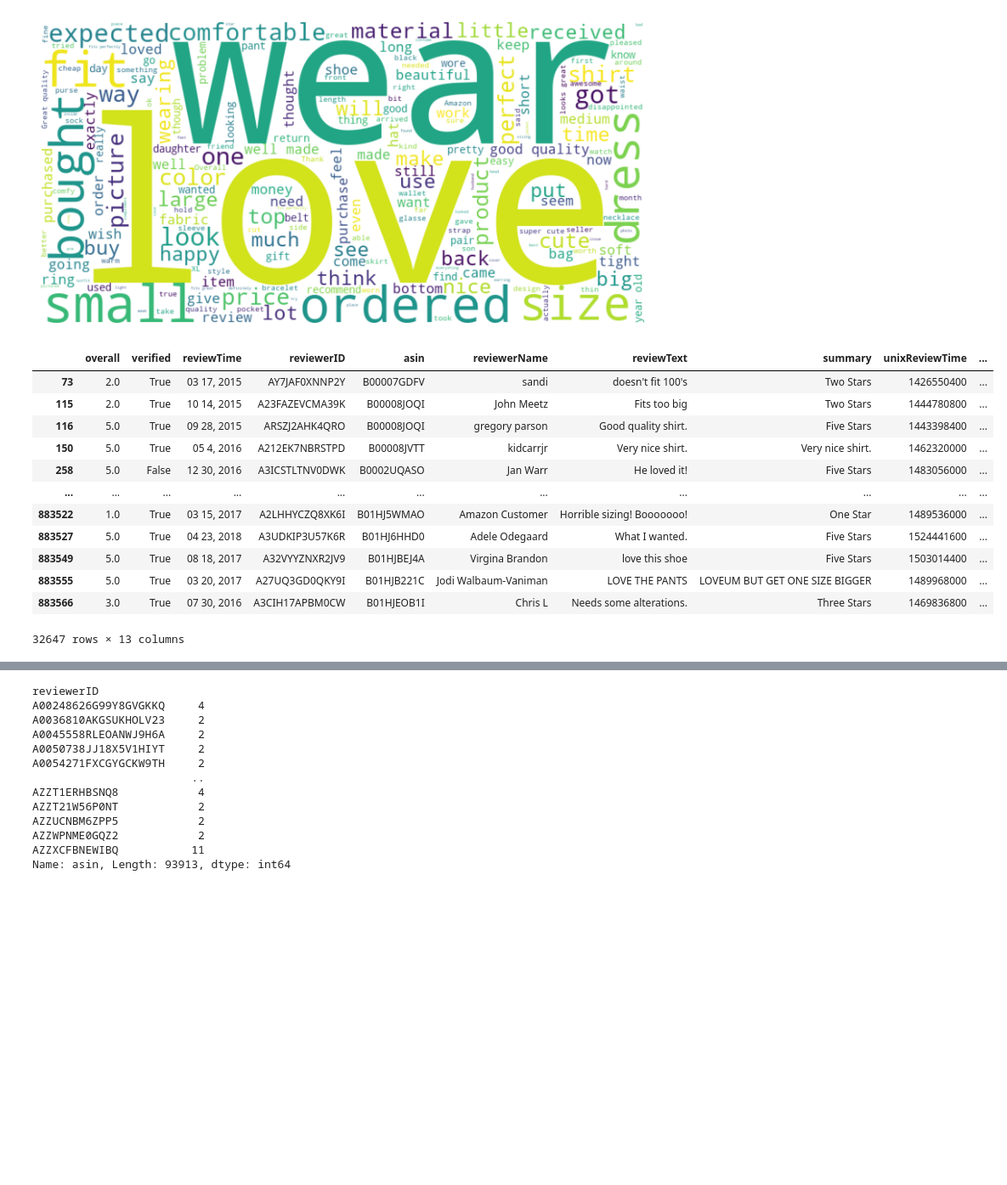
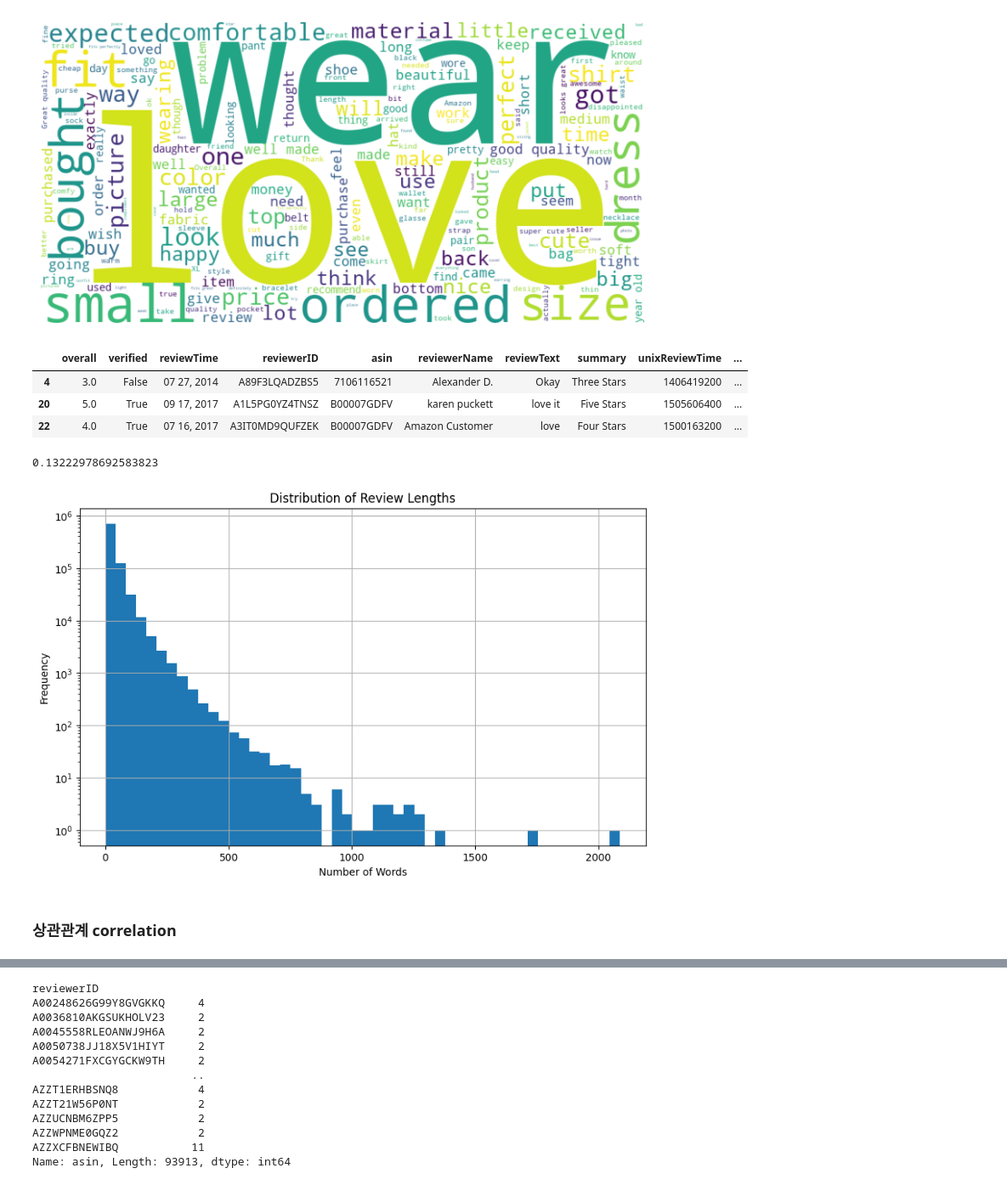
Before and after one commit to ggyoung0g/ML_project, a Jupyter notebook: data.ipynb, the cells around one changed output, grey strips where cells are left out. Shown: that part at 85% size. Drawn from its saved outputs; the diff is of its cells as text; code cells hidden in the pictures; blank space fills up the shorter version.

```diff
--- a/data.ipynb
+++ b/data.ipynb
@@ -158,18 +200,9 @@ plt.show()
 [figure]
 [figure]
 # %%
-df1[df1['review_length'] == 3 ]
+df1[df1['review_length'] <= 3 ].head(3)
 # %% [output]
 |  | overall | verified | reviewTime | reviewerID | asin | reviewerName | reviewText | summary | unixReviewTime | ... |
-| 73 | 2.0 | True | 03 17, 2015 | AY7JAF0XNNP2Y | B00007GDFV | sandi | doesn't fit 100's | Two Stars | 1426550400 | ... |
-| 115 | 2.0 | True | 10 14, 2015 | A23FAZEVCMA39K | B00008JOQI | John Meetz | Fits too big | Two Stars | 1444780800 | ... |
-| 116 | 5.0 | True | 09 28, 2015 | ARSZJ2AHK4QRO | B00008JOQI | gregory parson | Good quality shirt. | Five Stars | 1443398400 | ... |
-| 150 | 5.0 | True | 05 4, 2016 | A212EK7NBRSTPD | B00008JVTT | kidcarrjr | Very nice shirt. | Very nice shirt. | 1462320000 | ... |
-| 258 | 5.0 | False | 12 30, 2016 | A3ICSTLTNV0DWK | B0002UQASO | Jan Warr | He loved it! | Five Stars | 1483056000 | ... |
-| ... | ... | ... | ... | ... | ... | ... | ... | ... | ... | ... |
-| 883522 | 1.0 | True | 03 15, 2017 | A2LHHYCZQ8XK6I | B01HJ5WMAO | Amazon Customer | Horrible sizing! Booooooo! | One Star | 1489536000 | ... |
-| 883527 | 5.0 | True | 04 23, 2018 | A3UDKIP3U57K6R | B01HJ6HHD0 | Adele Odegaard | What I wanted. | Five Stars | 1524441600 | ... |
-| 883549 | 5.0 | True | 08 18, 2017 | A32VYYZNXR2JV9 | B01HJBEJ4A | Virgina Brandon | love this shoe | Five Stars | 1503014400 | ... |
-| 883555 | 5.0 | True | 03 20, 2017 | A27UQ3GD0QKY9I | B01HJB221C | Jodi Walbaum-Vaniman | LOVE THE PANTS | LOVEUM BUT GET ONE SIZE BIGGER | 1489968000 | ... |
-| 883566 | 3.0 | True | 07 30, 2016 | A3CIH17APBM0CW | B01HJEOB1I | Chris L | Needs some alterations. | Three Stars | 1469836800 | ... |
+| 4 | 3.0 | False | 07 27, 2014 | A89F3LQADZBS5 | 7106116521 | Alexander D. | Okay | Three Stars | 1406419200 | ... |
+| 20 | 5.0 | True | 09 17, 2017 | A1L5PG0YZ4TNSZ | B00007GDFV | karen puckett | love it | Five Stars | 1505606400 | ... |
+| 22 | 4.0 | True | 07 16, 2017 | A3IT0MD9QUFZEK | B00007GDFV | Amazon Customer | love | Four Stars | 1500163200 | ... |
-32647 rows × 13 columns
@@ -177,0 +209,21 @@ userID = df1["reviewerID"].sample(100, random_state = 14)
+# %%
+len(df1[df1['review_length'] <= 3 ]) / len(df1)
+
+# 전체의 약 13퍼센트의 리뷰가 단어 3개 이하로 되어 있음
+# %% [output]
+0.13222978692583823
+# %%
+# 리뷰 길이 분포 (in log)
+df1['review_length'] = df1['reviewText'].apply(lambda x: len(x.split()) if isinstance(x, str) else 0)
+plt.figure(figsize=(10, 6))
+df1['review_length'].hist(bins=50)
+plt.yscale('log')
+
+plt.title('Distribution of Review Lengths')
+plt.xlabel('Number of Words')
+plt.ylabel('Frequency')
+plt.show()
+# %% [output]
+[figure, added]
+# %% [markdown]
+### 상관관계 correlation
```
Also changed, not shown: parts of 27 cells of this notebook.
